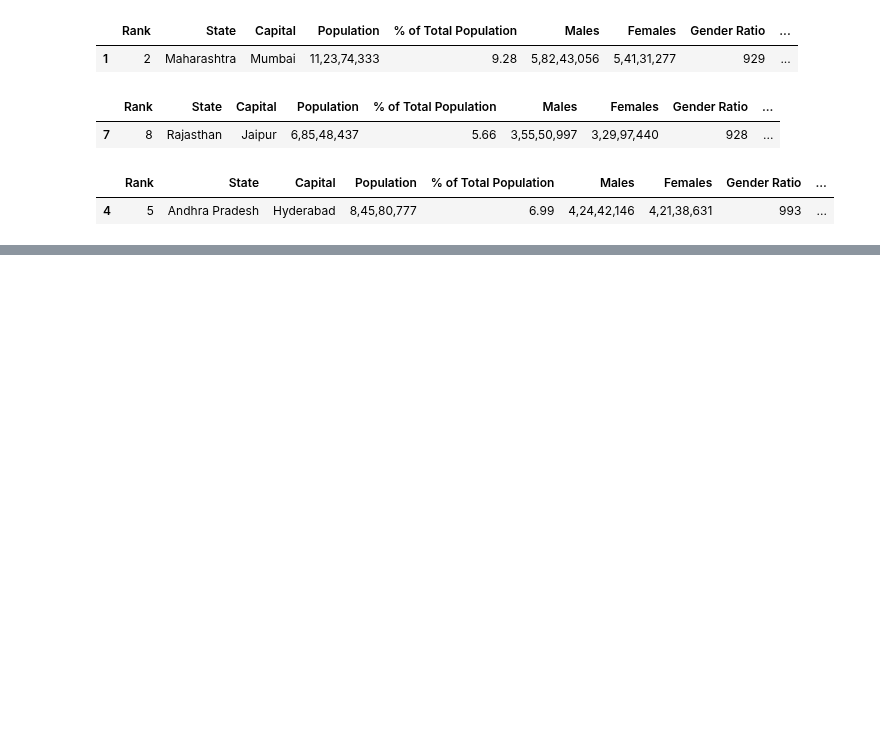
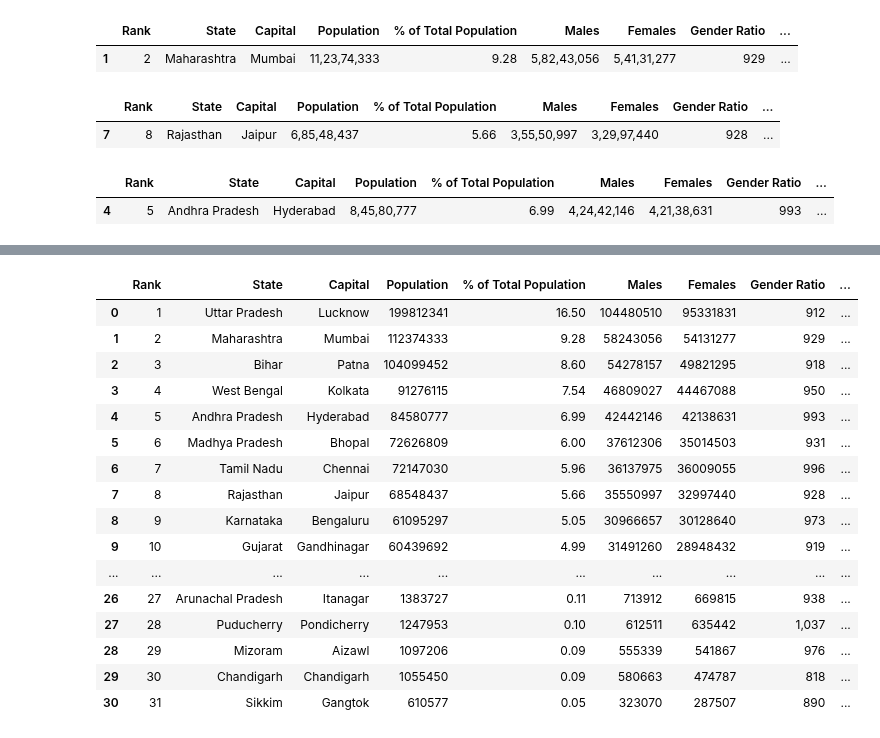
Before and after one commit to fahim-yadgir/India-Population-Dataset-Analysis, a Jupyter notebook: Population dataset in Pandas.ipynb, the cells around one changed output, grey strips where cells are left out. Cells and saved outputs as stored; diff of their text form; code cells hidden in the pictures; blank space fills up the shorter version.

```diff
--- a/Population dataset in Pandas.ipynb
+++ b/Population dataset in Pandas.ipynb
@@ -103,0 +136,4 @@ data.loc[data.Rank==5]
+# %%
+data['Males'] = data['Males'].str.replace(',','')
+# %%
+data['Males'] = pd.to_numeric(data['Males'])
@@ -103,0 +173,24 @@ data.loc[data.Rank==5]
+# %%
+data['Females'] = data['Females'].str.replace(',','')
+# %%
+data['Females'] = pd.to_numeric(data['Females'])
+# %%
+data.loc[(data['Females']>177710)]
+# %% [output]
+|  | Rank | State | Capital | Population | % of Total Population | Males | Females | Gender Ratio | ... |
+| 0 | 1 | Uttar Pradesh | Lucknow | 199812341 | 16.50 | 104480510 | 95331831 | 912 | ... |
+| 1 | 2 | Maharashtra | Mumbai | 112374333 | 9.28 | 58243056 | 54131277 | 929 | ... |
+| 2 | 3 | Bihar | Patna | 104099452 | 8.60 | 54278157 | 49821295 | 918 | ... |
+| 3 | 4 | West Bengal | Kolkata | 91276115 | 7.54 | 46809027 | 44467088 | 950 | ... |
+| 4 | 5 | Andhra Pradesh | Hyderabad | 84580777 | 6.99 | 42442146 | 42138631 | 993 | ... |
+| 5 | 6 | Madhya Pradesh | Bhopal | 72626809 | 6.00 | 37612306 | 35014503 | 931 | ... |
+| 6 | 7 | Tamil Nadu | Chennai | 72147030 | 5.96 | 36137975 | 36009055 | 996 | ... |
+| 7 | 8 | Rajasthan | Jaipur | 68548437 | 5.66 | 35550997 | 32997440 | 928 | ... |
+| 8 | 9 | Karnataka | Bengaluru | 61095297 | 5.05 | 30966657 | 30128640 | 973 | ... |
+| 9 | 10 | Gujarat | Gandhinagar | 60439692 | 4.99 | 31491260 | 28948432 | 919 | ... |
+| ... | ... | ... | ... | ... | ... | ... | ... | ... | ... |
+| 26 | 27 | Arunachal Pradesh | Itanagar | 1383727 | 0.11 | 713912 | 669815 | 938 | ... |
+| 27 | 28 | Puducherry | Pondicherry | 1247953 | 0.10 | 612511 | 635442 | 1,037 | ... |
+| 28 | 29 | Mizoram | Aizawl | 1097206 | 0.09 | 555339 | 541867 | 976 | ... |
+| 29 | 30 | Chandigarh | Chandigarh | 1055450 | 0.09 | 580663 | 474787 | 818 | ... |
+| 30 | 31 | Sikkim | Gangtok | 610577 | 0.05 | 323070 | 287507 | 890 | ... |
```
Also changed, not shown: parts of 25 cells of this notebook.
